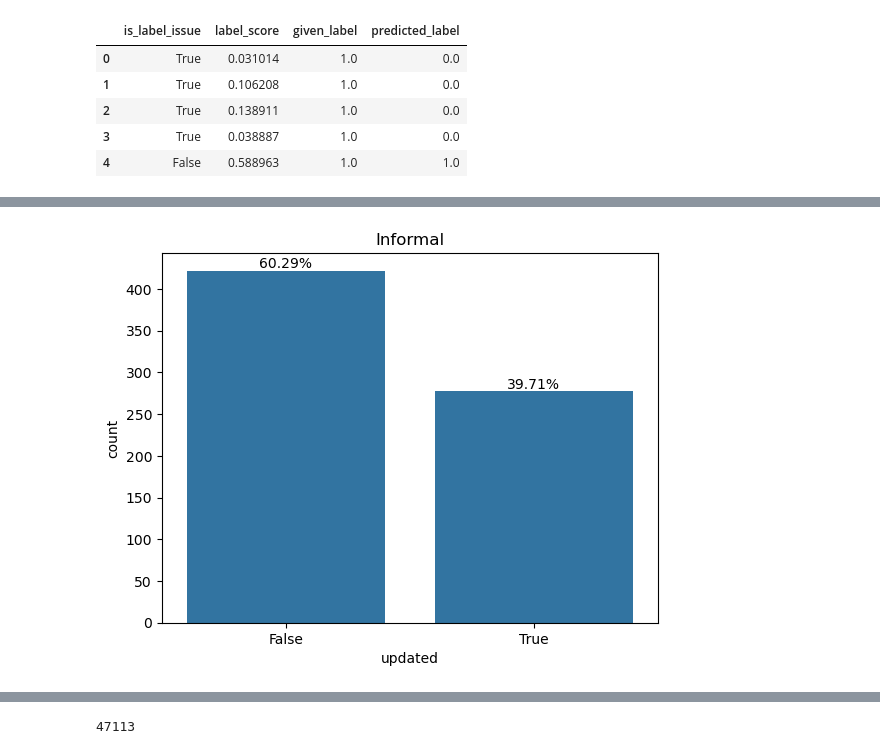
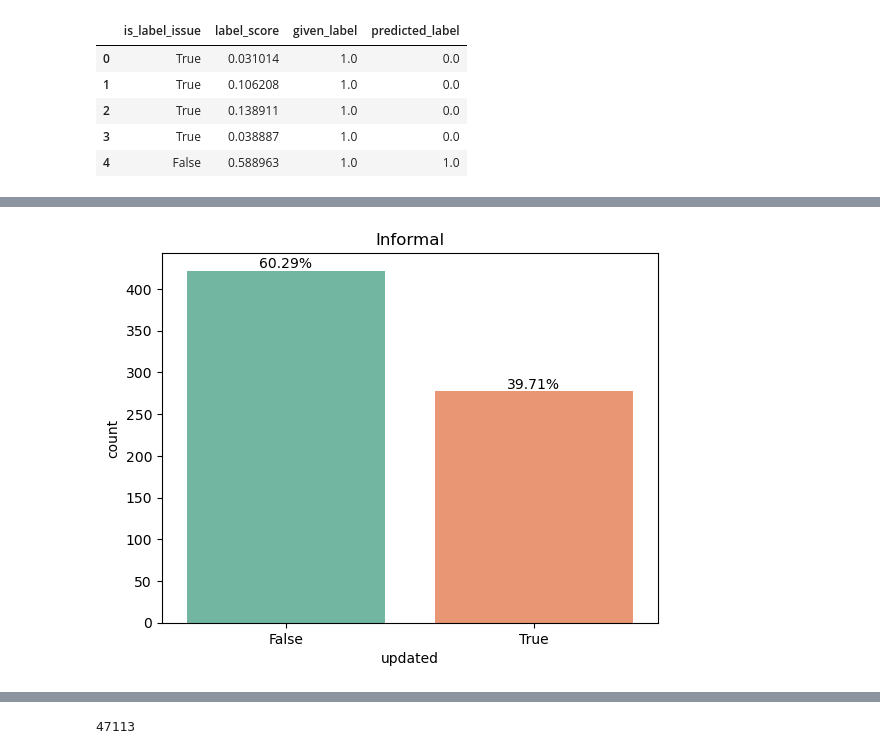
Before and after one commit to lino-zurmuehl/Master_Thesis_Dogwhistle, a Jupyter notebook: First_EDA.ipynb, the cells around one changed output, grey strips where cells are left out. Drawn from its saved outputs; the diff is of its cells as text; code cells hidden in the pictures.

```diff
--- a/First_EDA.ipynb
+++ b/First_EDA.ipynb
@@ -122,7 +122,13 @@ sns.countplot(x='lable', data=df_formal)
 plt.title('Formal')
 plt.show()
 
-sns.countplot(x='lable', data=df_informal)
+ax = sns.countplot(x='lable', data=df_informal)
+# add percentage of each class
+total = len(df_informal)
+for p in ax.patches:
+    height = p.get_height()
+    ax.text(p.get_x() + p.get_width() / 2, height + 3, f'{height/total:.2%}', ha="center")
+
 plt.title('Informal')
 plt.show()
 # %% [output]
@@ -251,0 +265,9 @@ plt.show()
+# %%
+ax = sns.countplot(x='given_label', data=potential_wrong_label)
+# add percentage of each class
+total = len(potential_wrong_label)
+for p in ax.patches:
+    height = p.get_height()
+    ax.text(p.get_x() + p.get_width() / 2, height + 3, f'{height/total:.2%}', ha="center")
+plt.title('Informal')
+plt.show()
@@ -255,16 +291,16 @@ reviewed_labels = pd.read_csv('vetting_instances/reviewed_labels.csv')
 # %%
 # Count given_label not equal to final_label in reviewed_labels and plot it
 reviewed_labels['updated'] = reviewed_labels['given_label'] != reviewed_labels['final_label']
-ax = sns.countplot(x='updated', data=reviewed_labels)
+ax = sns.countplot(x='updated', data=reviewed_labels, palette='Set2')
 # add percentage to the plot
 total = len(reviewed_labels)
 for p in ax.patches:
     height = p.get_height()
     ax.text(p.get_x() + p.get_width() / 2, height + 3, f'{height/total:.2%}', ha="center")
 plt.title('Informal')
 plt.show()
 # %% [output]
-[figure, old version]
+[figure, new version]
 # %%
 
 # get the split by updated column
```
Also changed, not shown: parts of 13 cells of this notebook.
